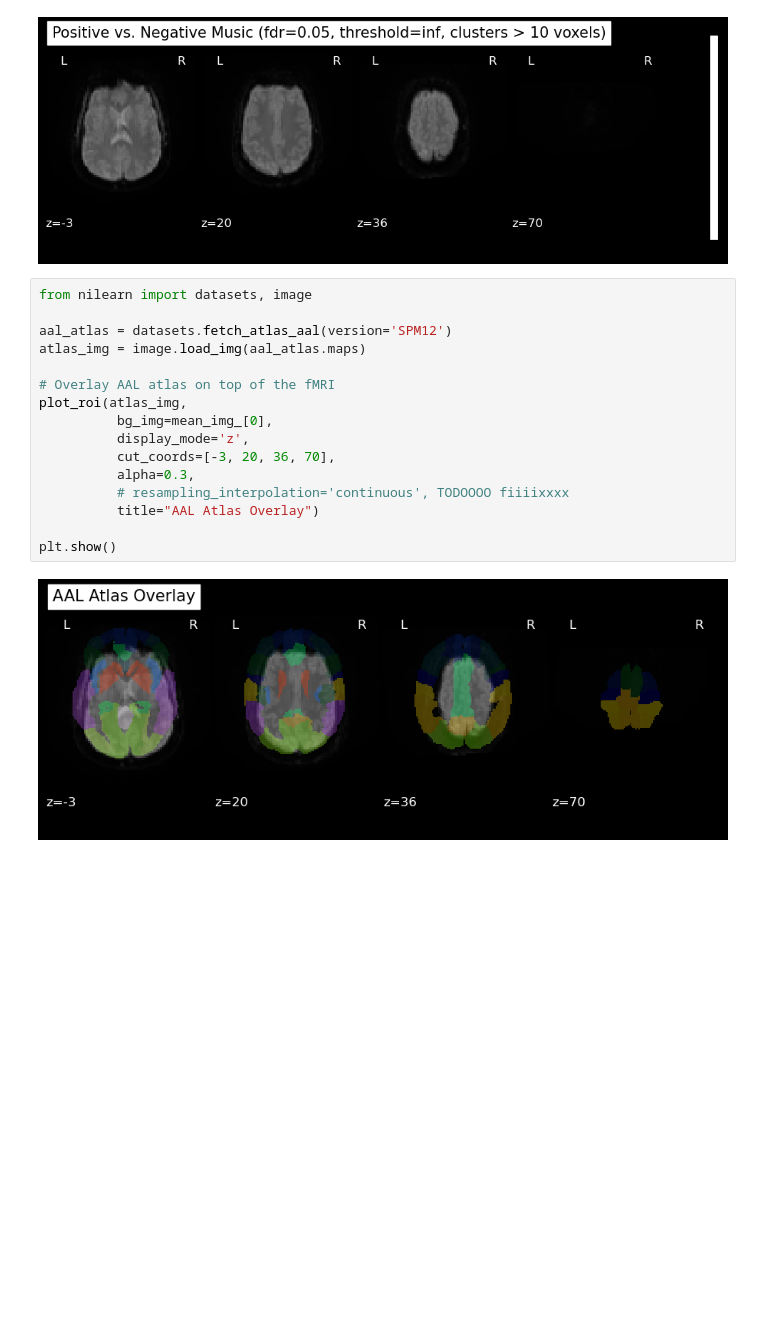
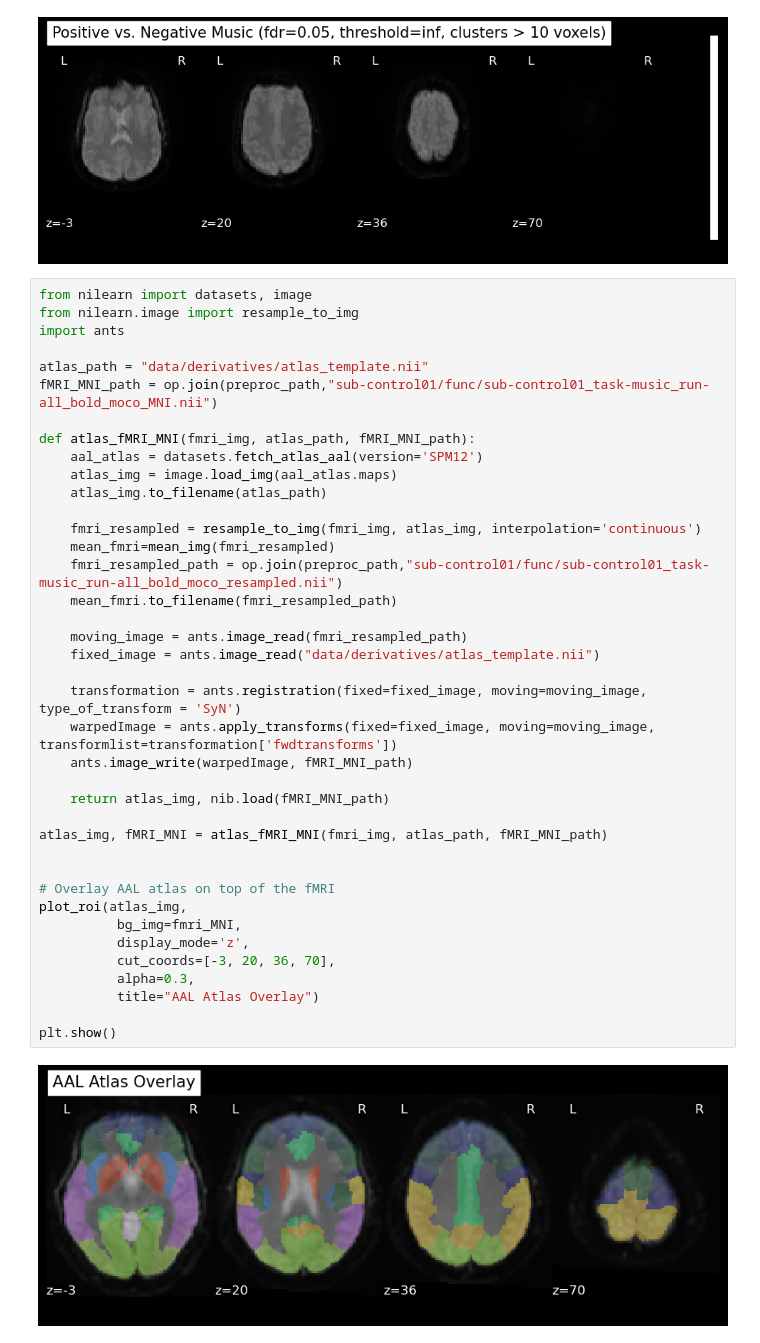
Before and after one commit to gdederichs/NSSP_project_1, a Jupyter notebook: design_matrix.ipynb, the cells around one changed output. Cells and saved outputs as stored; diff of their text form; blank space fills up the shorter version.

Commit message:
fMRI to MNI space as the atlas

```diff
--- a/design_matrix.ipynb
+++ b/design_matrix.ipynb
@@ -179,21 +179,44 @@ plt.show()
 [figure]
 # %%
 from nilearn import datasets, image
+from nilearn.image import resample_to_img
+import ants
 
-aal_atlas = datasets.fetch_atlas_aal(version='SPM12')
-atlas_img = image.load_img(aal_atlas.maps)
+atlas_path = "data/derivatives/atlas_template.nii"
+fMRI_MNI_path = op.join(preproc_path,"sub-control01/func/sub-control01_task-music_run-all_bold_moco_MNI.nii")
+
+def atlas_fMRI_MNI(fmri_img, atlas_path, fMRI_MNI_path):
+    aal_atlas = datasets.fetch_atlas_aal(version='SPM12')
+    atlas_img = image.load_img(aal_atlas.maps)
+    atlas_img.to_filename(atlas_path)
+
+    fmri_resampled = resample_to_img(fmri_img, atlas_img, interpolation='continuous')
+    mean_fmri=mean_img(fmri_resampled)
+    fmri_resampled_path = op.join(preproc_path,"sub-control01/func/sub-control01_task-music_run-all_bold_moco_resampled.nii")
+    mean_fmri.to_filename(fmri_resampled_path)
+
+    moving_image = ants.image_read(fmri_resampled_path)
+    fixed_image = ants.image_read("data/derivatives/atlas_template.nii")
+
+    transformation = ants.registration(fixed=fixed_image, moving=moving_image, type_of_transform = 'SyN')
+    warpedImage = ants.apply_transforms(fixed=fixed_image, moving=moving_image, transformlist=transformation['fwdtransforms'])
+    ants.image_write(warpedImage, fMRI_MNI_path)
+
+    return atlas_img, nib.load(fMRI_MNI_path)
+
+atlas_img, fMRI_MNI = atlas_fMRI_MNI(fmri_img, atlas_path, fMRI_MNI_path)
+
 
 # Overlay AAL atlas on top of the fMRI
 plot_roi(atlas_img,
-          bg_img=mean_img_[0],
+          bg_img=fmri_MNI,
           display_mode='z',
           cut_coords=[-3, 20, 36, 70],
           alpha=0.3,
-          # resampling_interpolation='continuous', TODOOOO fiiiixxxx
           title="AAL Atlas Overlay")
 
 plt.show()
 # %% [output]
-[figure, old version]
+[figure, new version]
 # %%
 # oooor choose which one
```
Also changed, not shown: parts of 2 cells of this notebook, 1 other file.
